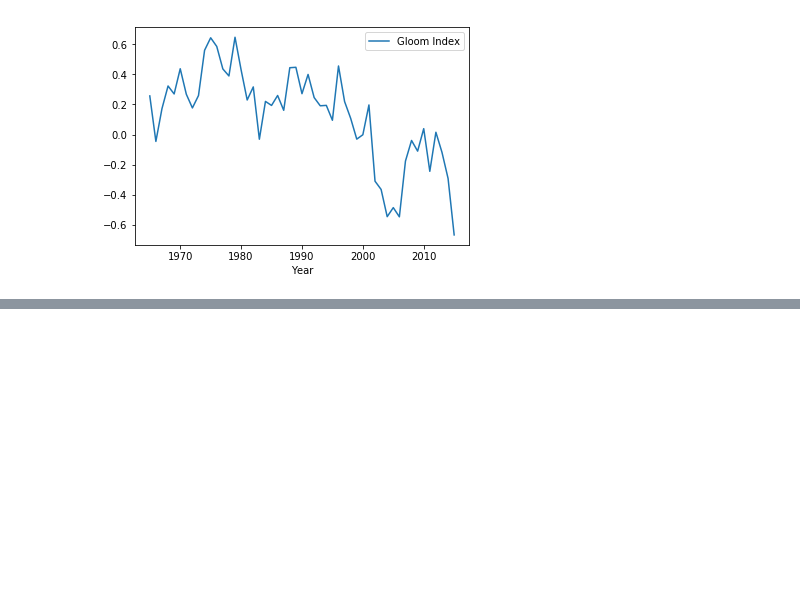
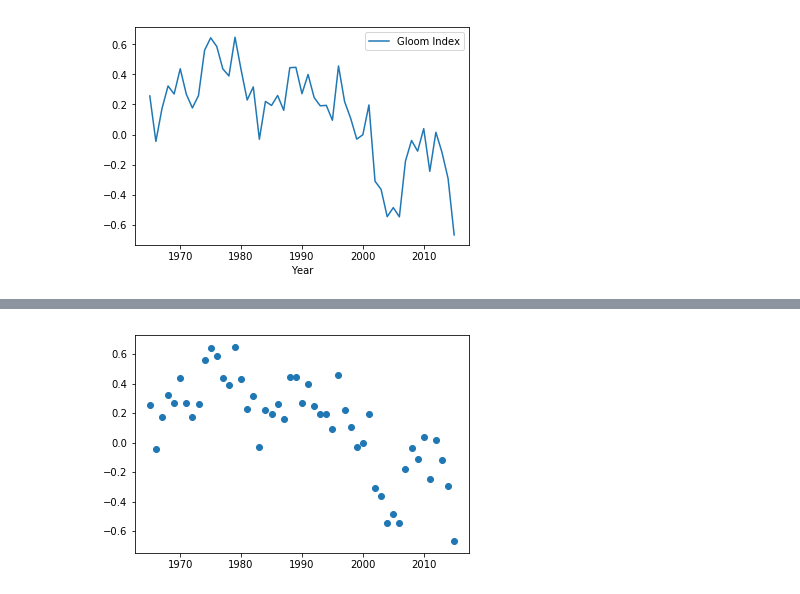
Before and after one commit to SoyCarlos/SUSA-Research-MusicMoods, a Jupyter notebook: SUSA_Music_Moods.ipynb, the cells around one changed output, grey strips where cells are left out. Cells and saved outputs as stored; diff of their text form; code cells hidden in the pictures; blank space fills up the shorter version.

```diff
--- a/SUSA_Music_Moods.ipynb
+++ b/SUSA_Music_Moods.ipynb
@@ -196,8 +195,8 @@ plt.show()
 # %% [output]
 [figure]
 # %%
-means = gloom_by_year.groupby(by="Year").mean()
-means.plot()
+means = gloom_by_year.groupby(by="Year").mean().reset_index()
+means.plot("Year", "Gloom Index")
 plt.show()
 # %% [output]
 [figure]
@@ -203,0 +217,5 @@ plt.show()
+# %%
+plt.scatter(means['Year'], means['Gloom Index'])
+plt.show()
+# %% [output]
+[figure, added]
```
Also changed, not shown: parts of 6 cells of this notebook.
